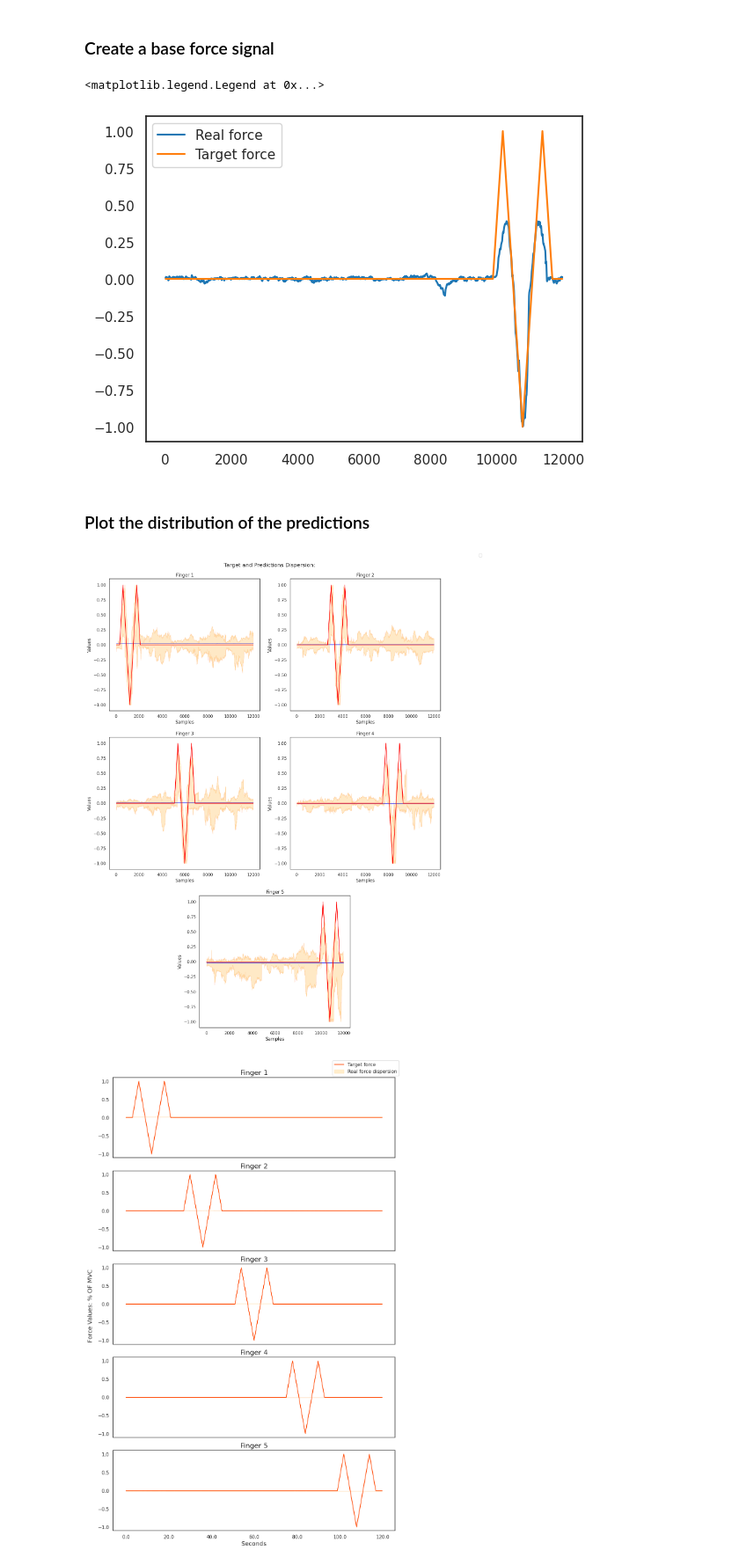
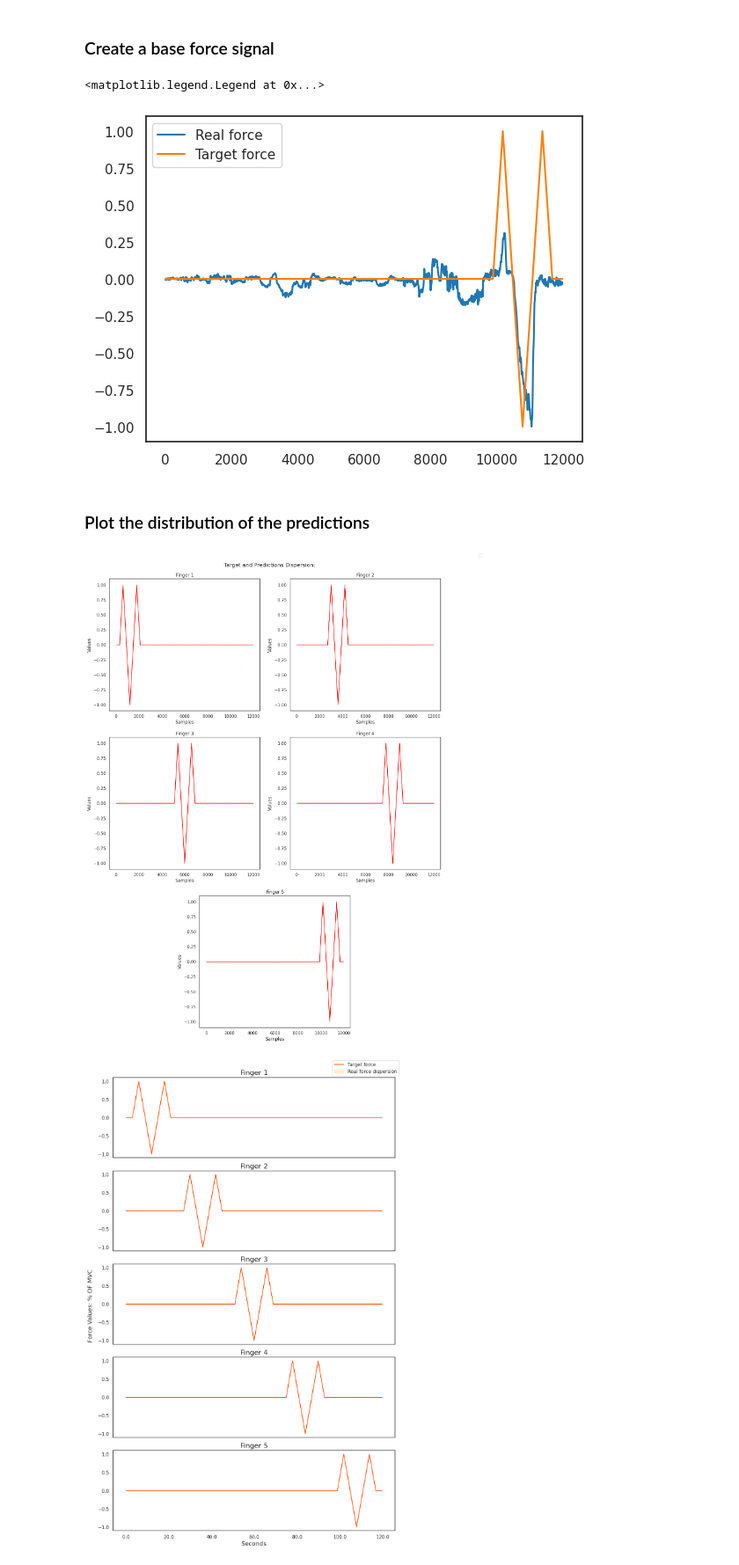
Before and after one commit to lujoba/emg_estimator, a Jupyter notebook: evaluation/Evaluation Notebook.ipynb, the cells around one changed output. Shown at 88% size. Saved outputs shown, nothing was run; the diff lists cells and outputs as text; code cells hidden in the pictures.

```diff
--- a/evaluation/Evaluation Notebook.ipynb
+++ b/evaluation/Evaluation Notebook.ipynb
@@ -156,7 +156,7 @@ for subject_number in range(1, 21):
 # %%
 total_predictions, total_force_signal, mse_values = [], [], []
 
-for subject in range(1, 21):
+for subject in range(1, max(found_subjects)):
     print("Starting processing for the next subject number:", subject)
     # Create the paths
     path1 = ["../" + subjects[subject][0]]
@@ -267,13 +254,13 @@ for i in range(5):
     # Append the generated signal to the list
     base_force_signals.append(signal)
 # %%
-plt.plot(outputs[:, :, 4][2], label="Real force")
+plt.plot(outputs[:, :, 4][0], label="Real force")
 plt.plot(base_force_signals[4], label="Target force")
 
 plt.legend()
 # %% [output]
 <matplotlib.legend.Legend at 0x...>
-[figure, old version]
+[figure, new version]
 # %% [markdown]
 ### Plot the distribution of the predictions
 # %%
@@ -352,7 +339,7 @@ fig.legend(handles, labels, loc='upper right')
 # Show the plot
 plt.show()
 # %% [output]
-[figure, old version]
+[figure, new version]
 # %%
 # Define a função para converter de samples para segundos
 def samples_to_seconds(samples, sample_rate):
```
Also changed, not shown: parts of 6 cells of this notebook, 1 other file.
